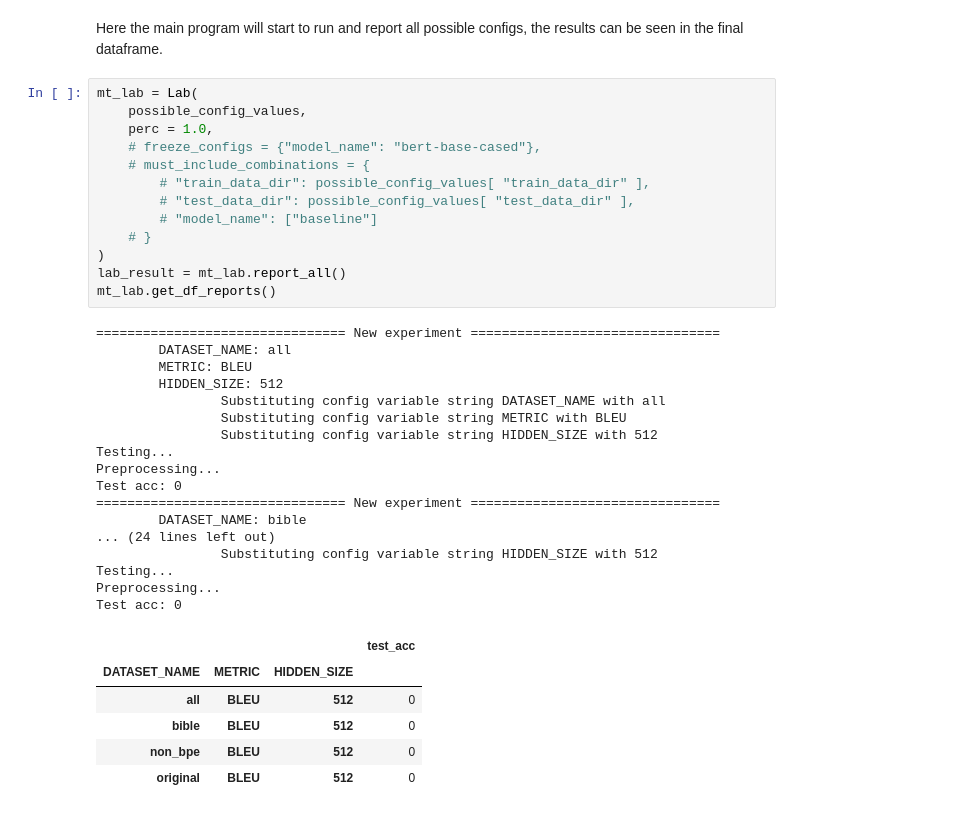
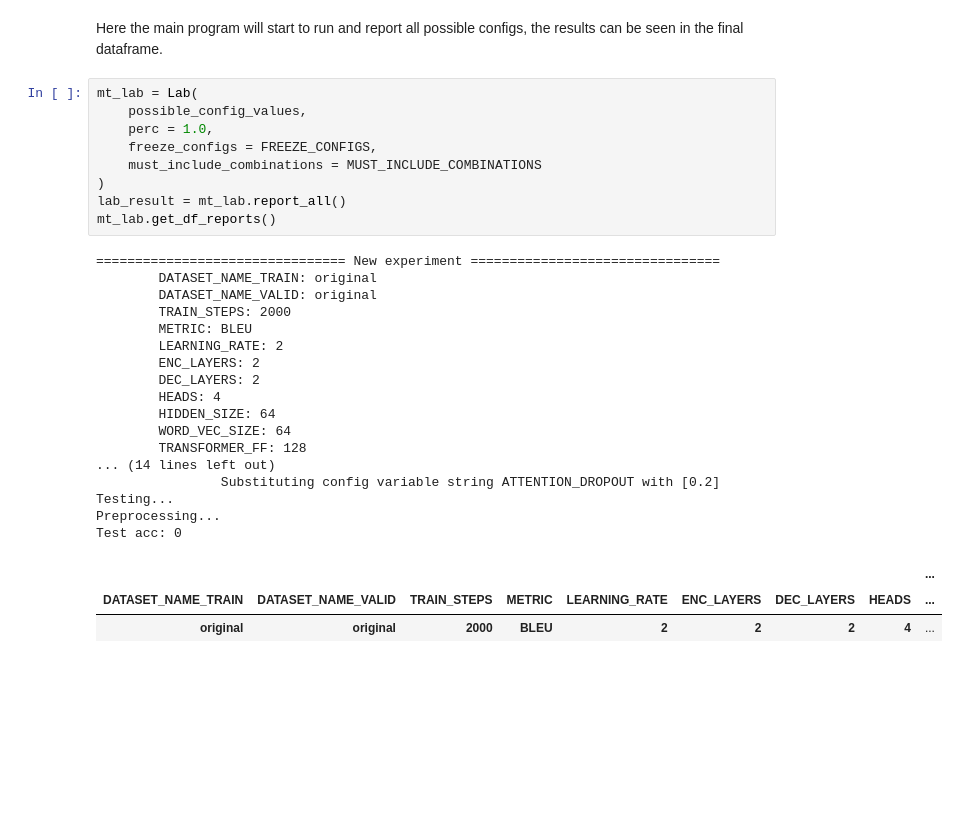
Before and after one commit to skogsgren/MT-5LN711-Runyankole, a Jupyter notebook: src/ml_experiments.ipynb, the cells around one changed output. Cells and saved outputs as stored; diff of their text form; blank space fills up the shorter version.

```diff
--- a/src/ml_experiments.ipynb
+++ b/src/ml_experiments.ipynb
@@ -345,37 +371,30 @@ Here the main program will start to run and report all possible configs, the res
 # %%
 mt_lab = Lab(
     possible_config_values,
     perc = 1.0,
-    # freeze_configs = {"model_name": "bert-base-cased"},
-    # must_include_combinations = {
-        # "train_data_dir": possible_config_values[ "train_data_dir" ],
-        # "test_data_dir": possible_config_values[ "test_data_dir" ],
-        # "model_name": ["baseline"]
-    # }
+    freeze_configs = FREEZE_CONFIGS,
+    must_include_combinations = MUST_INCLUDE_COMBINATIONS
 )
 lab_result = mt_lab.report_all()
 mt_lab.get_df_reports()
 # %% [output]
 ================================ New experiment ================================
-        DATASET_NAME: all
+        DATASET_NAME_TRAIN: original
+        DATASET_NAME_VALID: original
+        TRAIN_STEPS: 2000
         METRIC: BLEU
-        HIDDEN_SIZE: 512
-                Substituting config variable string DATASET_NAME with all
-                Substituting config variable string METRIC with BLEU
-                Substituting config variable string HIDDEN_SIZE with 512
+        LEARNING_RATE: 2
+        ENC_LAYERS: 2
+        DEC_LAYERS: 2
+        HEADS: 4
+        HIDDEN_SIZE: 64
+        WORD_VEC_SIZE: 64
+        TRANSFORMER_FF: 128
+... (14 lines left out)
+                Substituting config variable string ATTENTION_DROPOUT with [0.2]
 Testing...
 Preprocessing...
 Test acc: 0
-================================ New experiment ================================
-        DATASET_NAME: bible
-... (24 lines left out)
-                Substituting config variable string HIDDEN_SIZE with 512
-Testing...
-Preprocessing...
-Test acc: 0
-|  |  |  | test_acc |
-| DATASET_NAME | METRIC | HIDDEN_SIZE |  |
-| all | BLEU | 512 | 0 |
-| bible | BLEU | 512 | 0 |
-| non_bpe | BLEU | 512 | 0 |
-| original | BLEU | 512 | 0 |
+|  |  |  |  |  |  |  |  | ... |
+| DATASET_NAME_TRAIN | DATASET_NAME_VALID | TRAIN_STEPS | METRIC | LEARNING_RATE | ENC_LAYERS | DEC_LAYERS | HEADS | ... |
+| original | original | 2000 | BLEU | 2 | 2 | 2 | 4 | ... |
```
Also changed, not shown: parts of 3 cells of this notebook, 5 other files.
